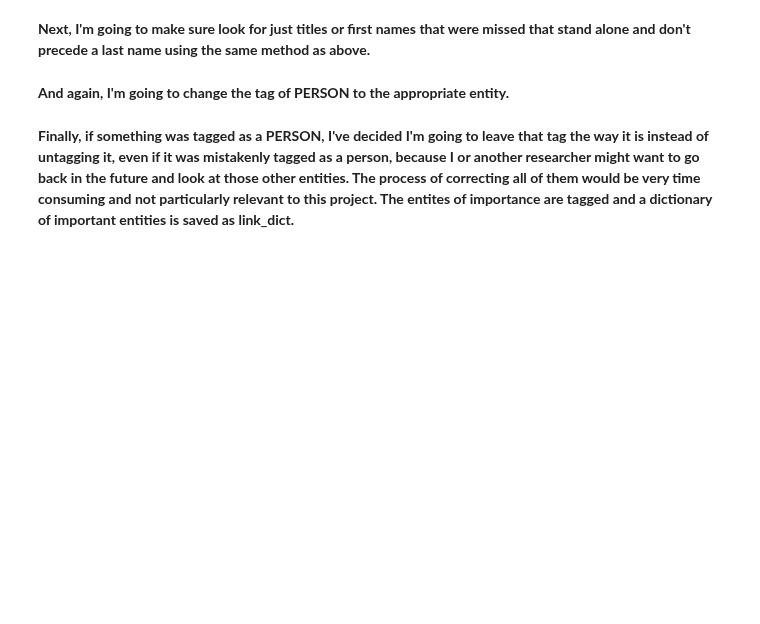
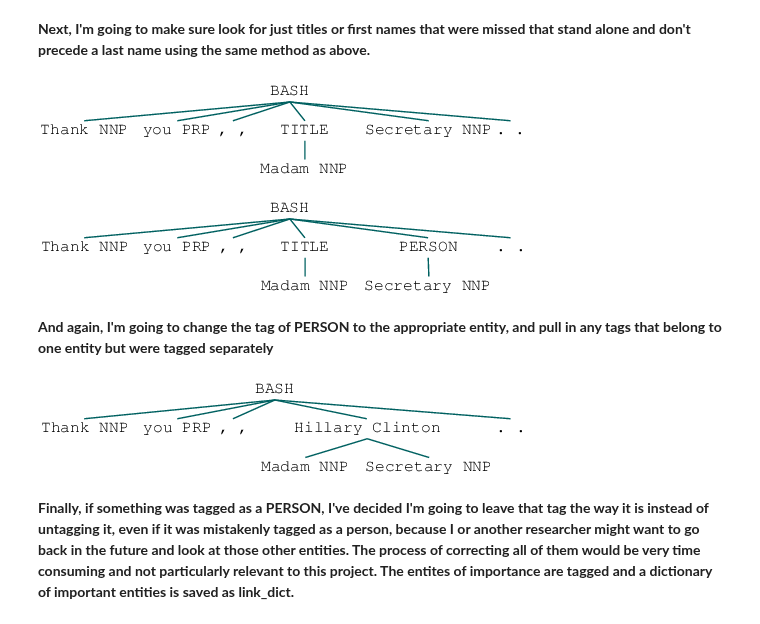
Before and after one commit to Data-Science-for-Linguists/2016-Debates-and-Referring-Expressions, a Jupyter notebook: NER_annotating.ipynb, the cells around one changed output. Saved outputs shown, nothing was run; the diff lists cells and outputs as text; code cells hidden in the pictures; blank space fills up the shorter version.

```diff
--- a/NER_annotating.ipynb
+++ b/NER_annotating.ipynb
@@ -398,6 +394,10 @@ master_df.iloc[8][-1]
 [figure]
 # %% [markdown]
 **Next, I'm going to make sure look for just titles or first names that were missed that stand alone and don't precede a last name using the same method as above.**
+# %%
+master_df.iloc[30537][-1]
+# %% [output]
+[figure, added]
 # %%
 #This loop looks for REs that should have been tagged as stand alone REs, but were missed
 for tree in master_df['Tree']:
@@ -405,5 +405,9 @@ for tree in master_df['Tree']:
         if type(t) == tuple:
             if t[0] in titles:
                 tree[tree.index(t)] = nltk.tree.Tree('PERSON', [t])
+# %%
+master_df.iloc[30537][-1]
+# %% [output]
+[figure, added]
 # %% [markdown]
-**And again, I'm going to change the tag of PERSON to the appropriate entity.**
+**And again, I'm going to change the tag of PERSON to the appropriate entity, and pull in any tags that belong to one entity but were tagged separately**
@@ -426,3 +432,7 @@ def name_linking(trees):
+# %%
+master_df.iloc[30537][-1]
+# %% [output]
+[figure, added]
 # %% [markdown]
 **Finally, if something was tagged as a PERSON, I've decided I'm going to leave that tag the way it is instead of untagging it, even if it was mistakenly tagged as a person, because I or another researcher might want to go back in the future and look at those other entities. The process of correcting all of them would be very time consuming and not particularly relevant to this project. The entites of importance are tagged and a dictionary of important entities is saved as link_dict.**
 # %%
```
Also changed, not shown: parts of 10 cells of this notebook, 1 other file.
